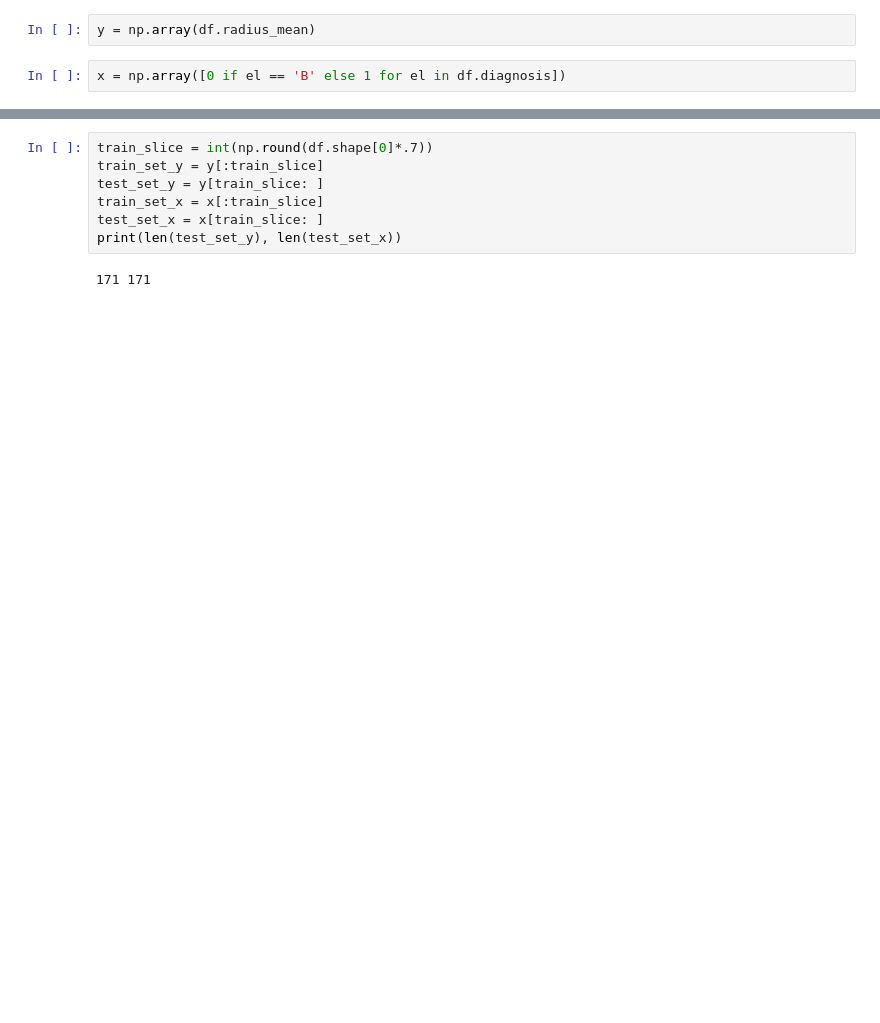
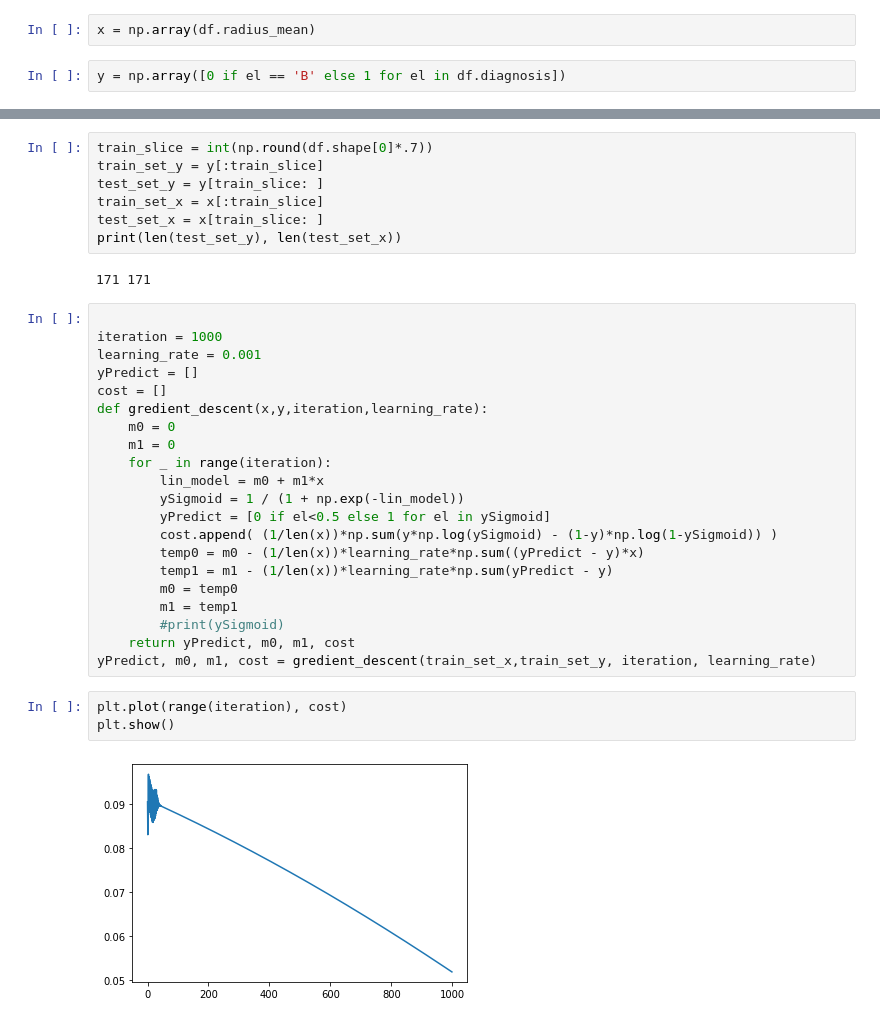
Before and after one commit to BuyingANew-Soul/Machine-Learning, a Jupyter notebook: Machine Learning/Cancer Prediction/cancerPrediction.ipynb, the cells around one changed output, grey strips where cells are left out. Drawn from its saved outputs; the diff is of its cells as text; blank space fills up the shorter version.

Commit message:
codded the logistic regression model

```diff
--- a/Machine Learning/Cancer Prediction/cancerPrediction.ipynb
+++ b/Machine Learning/Cancer Prediction/cancerPrediction.ipynb
@@ -24,6 +24,6 @@ plt.scatter(df.radius_mean[:250], df.diagnosis[:250])
 <matplotlib.collections.PathCollection at 0x...>
 [figure]
 # %%
-y = np.array(df.radius_mean)
+x = np.array(df.radius_mean)
 # %%
-x = np.array([0 if el == 'B' else 1 for el in df.diagnosis])
+y = np.array([0 if el == 'B' else 1 for el in df.diagnosis])
@@ -56,3 +56,29 @@ test_set_x = x[train_slice: ]
 print(len(test_set_y), len(test_set_x))
 # %% [output]
 171 171
+# %%
+
+iteration = 1000
+learning_rate = 0.001
+yPredict = []
+cost = []
+def gredient_descent(x,y,iteration,learning_rate):
+    m0 = 0
+    m1 = 0
+    for _ in range(iteration):
+        lin_model = m0 + m1*x
+        ySigmoid = 1 / (1 + np.exp(-lin_model))
+        yPredict = [0 if el<0.5 else 1 for el in ySigmoid]
+        cost.append( (1/len(x))*np.sum(y*np.log(ySigmoid) - (1-y)*np.log(1-ySigmoid)) )
+        temp0 = m0 - (1/len(x))*learning_rate*np.sum((yPredict - y)*x)
+        temp1 = m1 - (1/len(x))*learning_rate*np.sum(yPredict - y)
+        m0 = temp0
+        m1 = temp1
+        #print(ySigmoid)
+    return yPredict, m0, m1, cost
+yPredict, m0, m1, cost = gredient_descent(train_set_x,train_set_y, iteration, learning_rate)
+# %%
+plt.plot(range(iteration), cost)
+plt.show()
+# %% [output]
+[figure, added]
```
Also changed, not shown: parts of 5 cells of this notebook.
